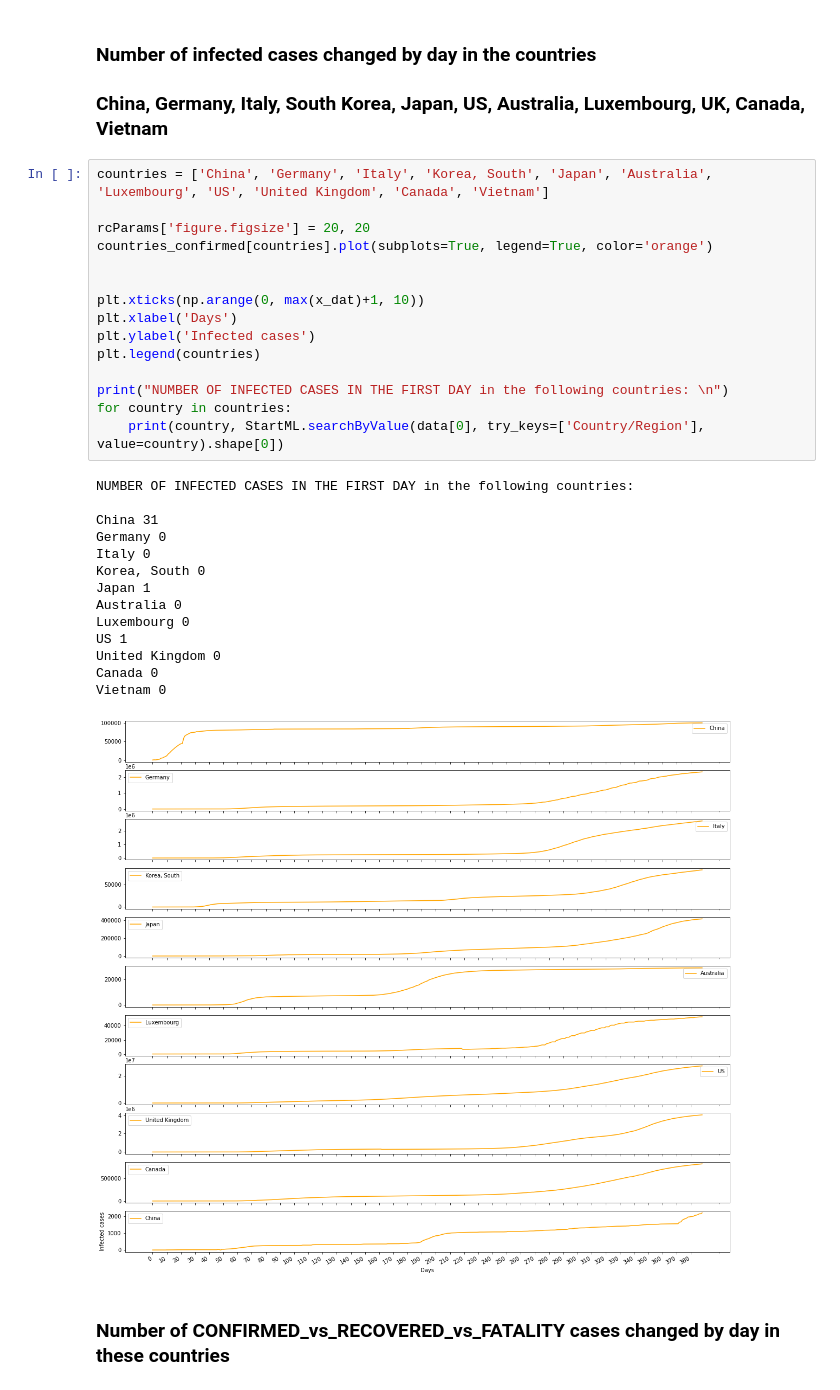
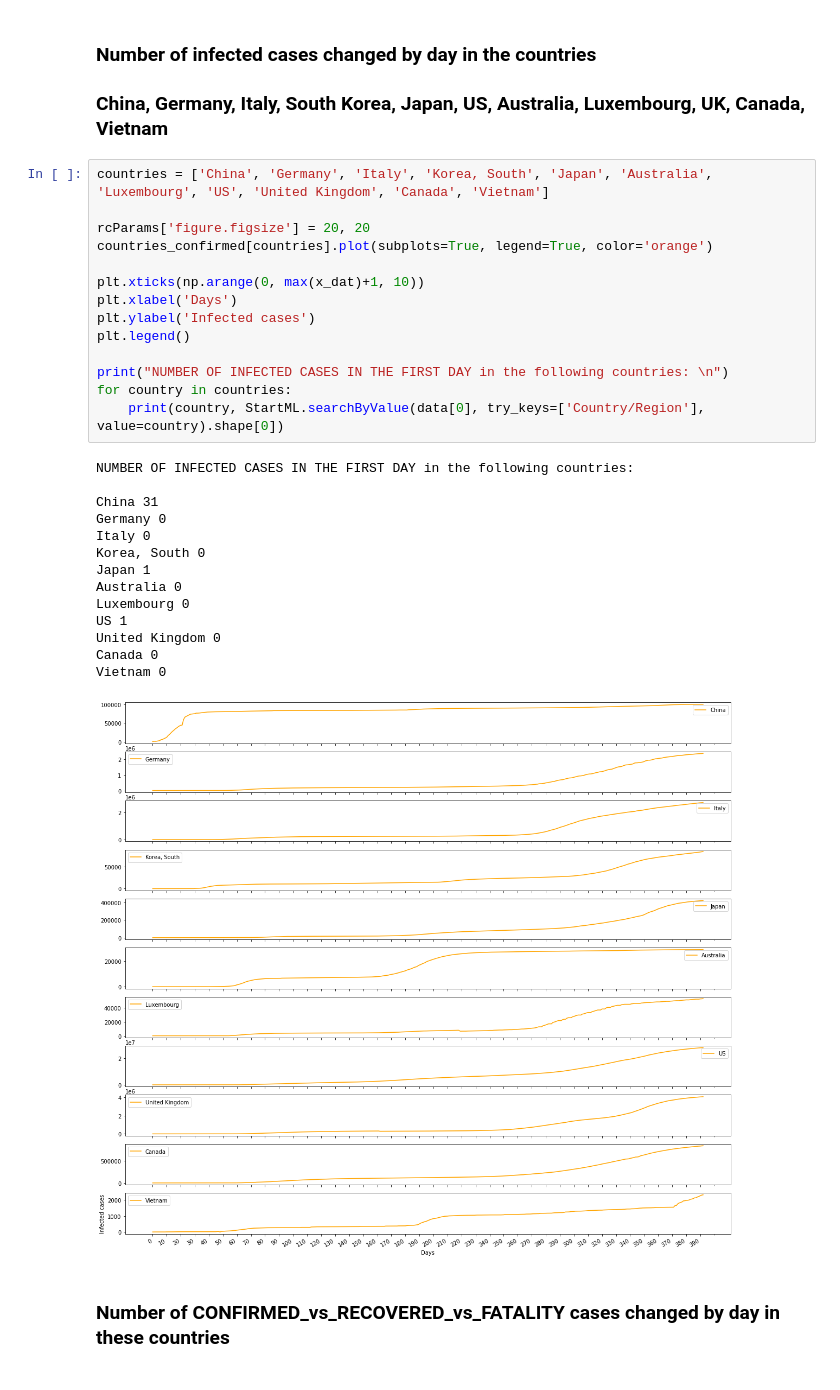
Before and after one commit to lphan/ML-Practices, a Jupyter notebook: 18_Covid-19/18_Covid-19.ipynb, the cells around one changed output. Saved outputs shown, nothing was run; the diff lists cells and outputs as text.

```diff
--- a/18_Covid-19/18_Covid-19.ipynb
+++ b/18_Covid-19/18_Covid-19.ipynb
@@ -131,33 +133,32 @@ plt.legend()
 # %%
 countries = ['China', 'Germany', 'Italy', 'Korea, South', 'Japan', 'Australia', 'Luxembourg', 'US', 'United Kingdom', 'Canada', 'Vietnam']
 
 rcParams['figure.figsize'] = 20, 20
 countries_confirmed[countries].plot(subplots=True, legend=True, color='orange')
 
-
 plt.xticks(np.arange(0, max(x_dat)+1, 10))
 plt.xlabel('Days')
 plt.ylabel('Infected cases')
-plt.legend(countries)
+plt.legend()
 
 print("NUMBER OF INFECTED CASES IN THE FIRST DAY in the following countries: \n")
 for country in countries:
     print(country, StartML.searchByValue(data[0], try_keys=['Country/Region'], value=country).shape[0])
 # %% [output]
 NUMBER OF INFECTED CASES IN THE FIRST DAY in the following countries:
 
 China 31
 Germany 0
 Italy 0
 Korea, South 0
 Japan 1
 Australia 0
 Luxembourg 0
 US 1
 United Kingdom 0
 Canada 0
 Vietnam 0
-[figure, old version]
+[figure, new version]
 # %% [markdown]
 ### Number of CONFIRMED_vs_RECOVERED_vs_FATALITY cases changed by day in these countries
 # %%
```
Also changed, not shown: parts of 7 cells of this notebook, 18 other files.
